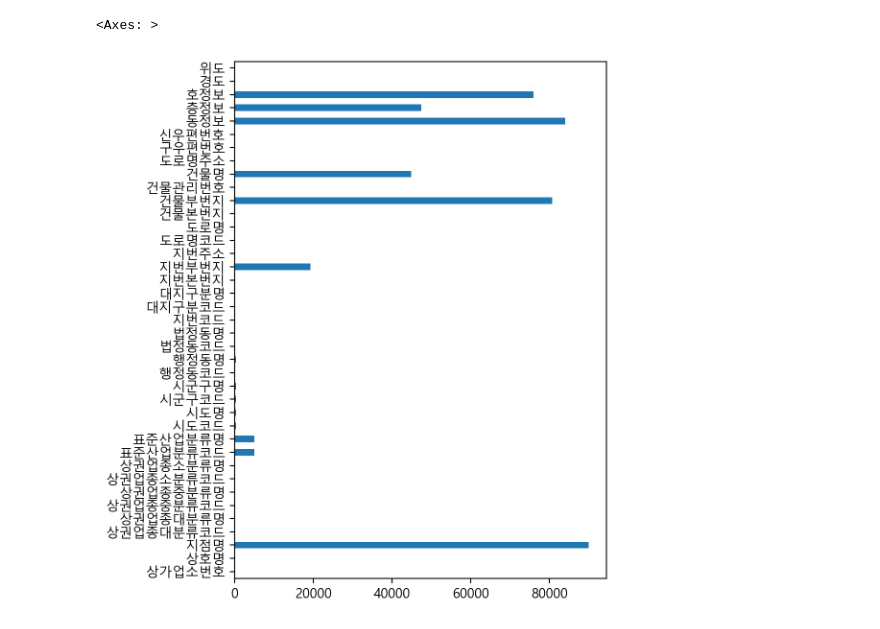
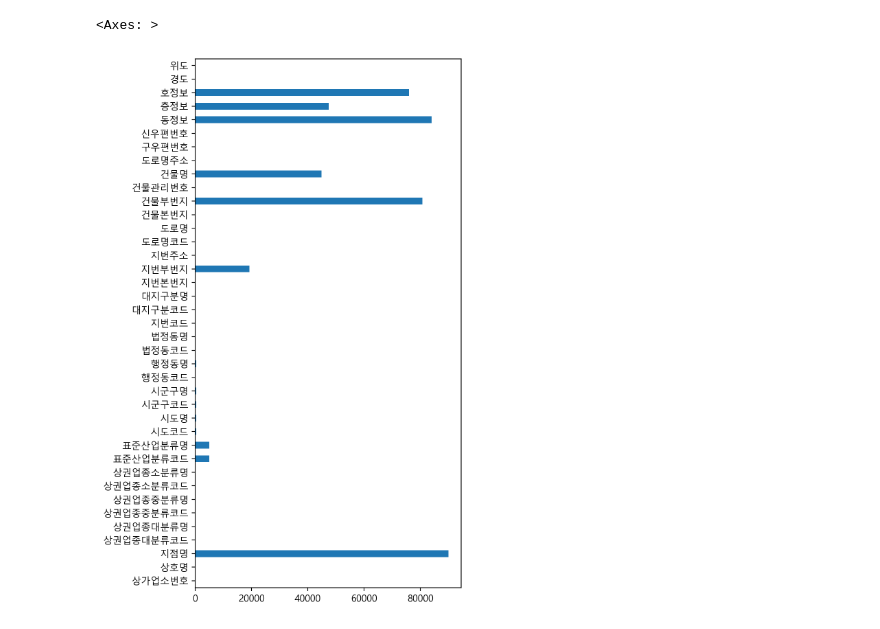
Before and after one commit to byulrim/SelfPacedStudyForPython, a Jupyter notebook: start_data_science_with_python/open_data_analysis.ipynb, the cells around one changed output. Saved outputs shown, nothing was run; the diff lists cells and outputs as text; code cells hidden in the pictures.

```diff
--- a/start_data_science_with_python/open_data_analysis.ipynb
+++ b/start_data_science_with_python/open_data_analysis.ipynb
@@ -12,0 +12,5 @@ plt.rc("axes", unicode_minus = False)
+# %%
+from glob import glob
+filename = glob("./data/*_*_*_*.csv")[0]
+# filename = "".join(filename).strip()
+filename
@@ -13,4 +19,5 @@ plt.rc("axes", unicode_minus = False)
 # %%
-df = pd.read_csv("data/소상공인시장진흥공단_상가업소정보_의료기관_201909.csv", encoding = "cp949")
+df = pd.read_csv(filename, encoding="cp949")
+df
 # %%
 df.shape
@@ -49,5 +139,5 @@ dtype: int64
 # %%
-null_count.plot.barh(figsize = (5, 7))
+null_count.plot.barh(figsize=(5,10))
 # %% [output]
 <Axes: >
-[figure, old version]
+[figure, new version]
```
Also changed, not shown: parts of 31 cells of this notebook, 3 other files.
